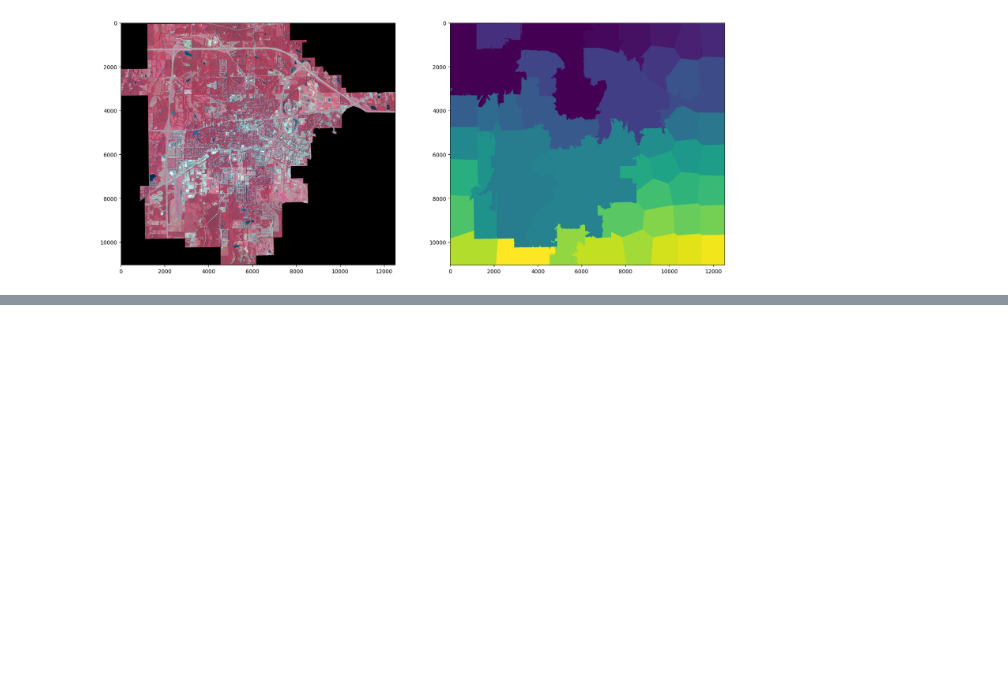
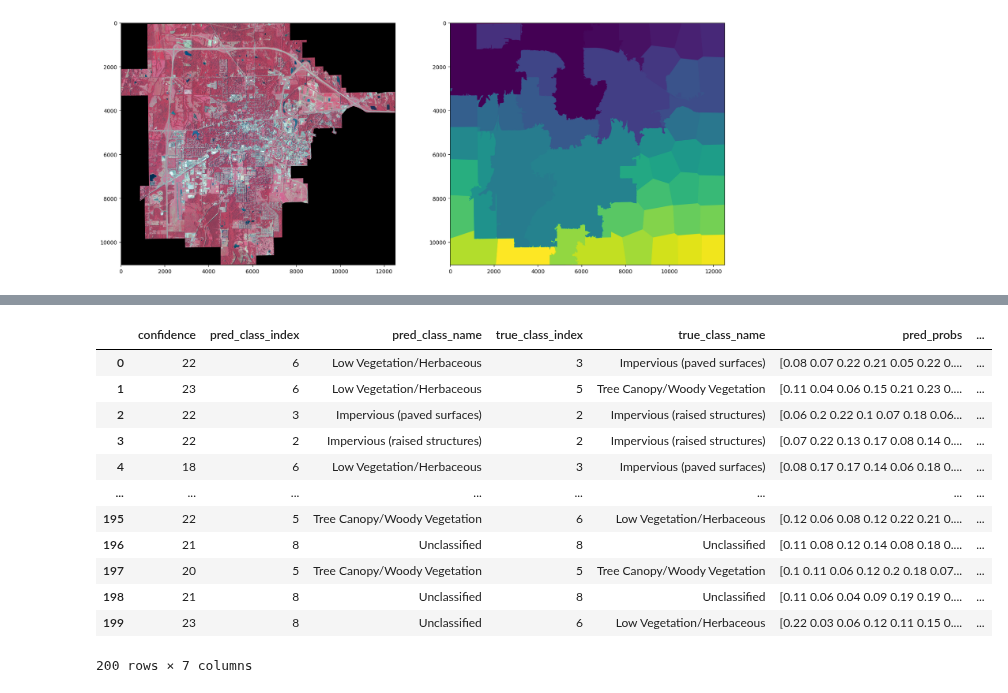
Before and after one commit to DakotaHester/ms-land-cover, a Jupyter notebook: postprocessing.ipynb, the cells around one changed output, grey strips where cells are left out. Cells and saved outputs as stored; diff of their text form; code cells hidden in the pictures; blank space fills up the shorter version.

```diff
--- a/postprocessing.ipynb
+++ b/postprocessing.ipynb
@@ -482,0 +723,17 @@ ax[1].imshow(segmented_image)
+# %%
+gdf = gpd.read_file('./data/shapefiles/okt_ms_low_confidence_point_samples.gpkg')
+gdf
+# %% [output]
+|  | confidence | pred_class_index | pred_class_name | true_class_index | true_class_name | pred_probs | ... |
+| 0 | 22 | 6 | Low Vegetation/Herbaceous | 3 | Impervious (paved surfaces) | [0.08 0.07 0.22 0.21 0.05 0.22 0.... | ... |
+| 1 | 23 | 6 | Low Vegetation/Herbaceous | 5 | Tree Canopy/Woody Vegetation | [0.11 0.04 0.06 0.15 0.21 0.23 0.... | ... |
+| 2 | 22 | 3 | Impervious (paved surfaces) | 2 | Impervious (raised structures) | [0.06 0.2 0.22 0.1 0.07 0.18 0.06... | ... |
+| 3 | 22 | 2 | Impervious (raised structures) | 2 | Impervious (raised structures) | [0.07 0.22 0.13 0.17 0.08 0.14 0.... | ... |
+| 4 | 18 | 6 | Low Vegetation/Herbaceous | 3 | Impervious (paved surfaces) | [0.08 0.17 0.17 0.14 0.06 0.18 0.... | ... |
+| ... | ... | ... | ... | ... | ... | ... | ... |
+| 195 | 22 | 5 | Tree Canopy/Woody Vegetation | 6 | Low Vegetation/Herbaceous | [0.12 0.06 0.08 0.12 0.22 0.21 0.... | ... |
+| 196 | 21 | 8 | Unclassified | 8 | Unclassified | [0.11 0.08 0.12 0.14 0.08 0.18 0.... | ... |
+| 197 | 20 | 5 | Tree Canopy/Woody Vegetation | 5 | Tree Canopy/Woody Vegetation | [0.1 0.11 0.06 0.12 0.2 0.18 0.07... | ... |
+| 198 | 21 | 8 | Unclassified | 8 | Unclassified | [0.11 0.06 0.04 0.09 0.19 0.19 0.... | ... |
+| 199 | 23 | 8 | Unclassified | 6 | Low Vegetation/Herbaceous | [0.22 0.03 0.06 0.12 0.11 0.15 0.... | ... |
+200 rows × 7 columns
```
Also changed, not shown: parts of 5 cells of this notebook, 3 other files.
